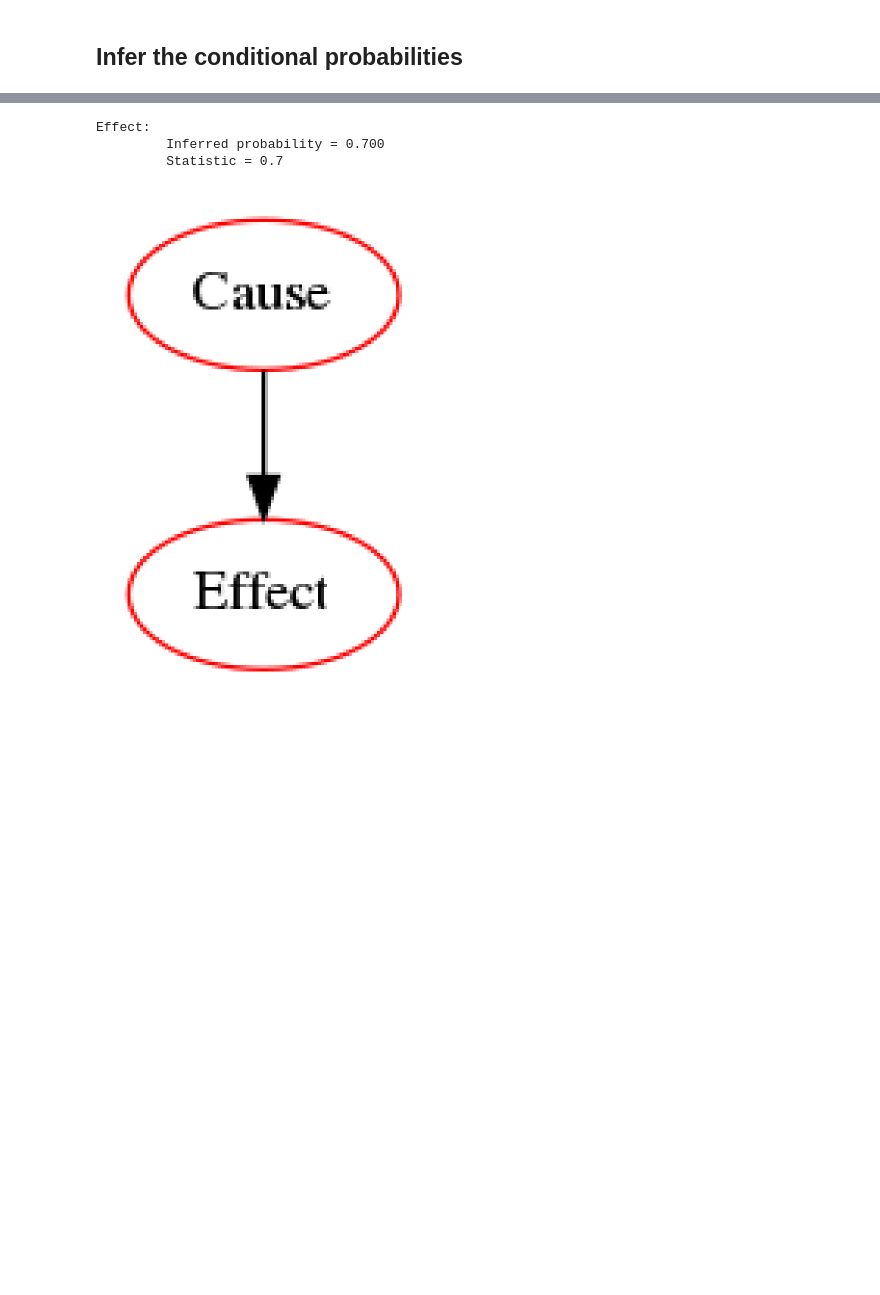
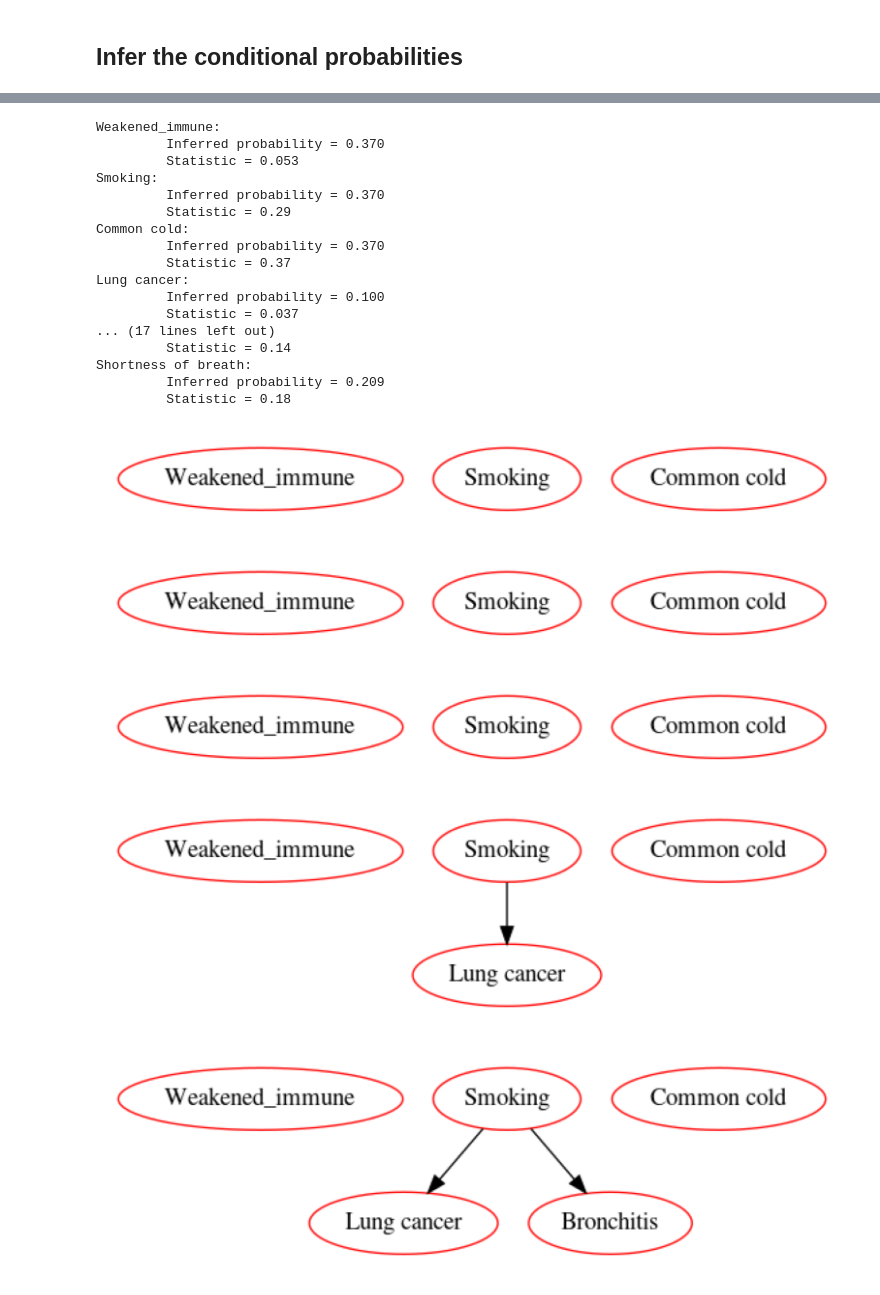
Before and after one commit to sanderthierens/AIPractical2, a Jupyter notebook: Practicum_Bayes_Networks.ipynb, the cells around one changed output, grey strips where cells are left out. Saved outputs shown, nothing was run; the diff lists cells and outputs as text; code cells hidden in the pictures; blank space fills up the shorter version.

```diff
--- a/Practicum_Bayes_Networks.ipynb
+++ b/Practicum_Bayes_Networks.ipynb
@@ -297,17 +306,40 @@ args = [statistics,ordered_conditionals,ordered_parents,distributions,nodes,mode
 # %%
 # We add the variable to the model and check that the statistics are consistent
-add_conditional_variable('Effect',*args,plot=True)
+belief_propagation = propagate_net(independent_variables,leaves,ordered_parents)
+for stage in belief_propagation:
+    for var in stage:
+        add_conditional_variable(var,*args,plot=True)
+
+#add_conditional_variable('Lung cancer',*args,plot=True)
 
 # If you are using colab you can use tabs to add sequentially more variables
 
 # from google.colab import widgets
 # tab_variables = ['example2']
 # tb = widgets.TabBar([str(i) for i in range(len(tab_variables))])
 # for i, variable_name in enumerate(tab_variables):
 #   with tb.output_to(i, select=(i < 1)):
 #     add_conditional_variable(variable_name,*args)
 # %% [output]
-Effect:
-         Inferred probability = 0.700
-         Statistic = 0.7
+Weakened_immune:
+         Inferred probability = 0.370
+         Statistic = 0.053
+Smoking:
+         Inferred probability = 0.370
+         Statistic = 0.29
+Common cold:
+         Inferred probability = 0.370
+         Statistic = 0.37
+Lung cancer:
+         Inferred probability = 0.100
+         Statistic = 0.037
+... (17 lines left out)
+         Statistic = 0.14
+Shortness of breath:
+         Inferred probability = 0.209
+         Statistic = 0.18
-[figure, old version]
+[figure, new version]
+[figure, added]
+[figure, added]
+[figure, added]
+[figure, added]
```
Also changed, not shown: parts of 8 cells of this notebook.
